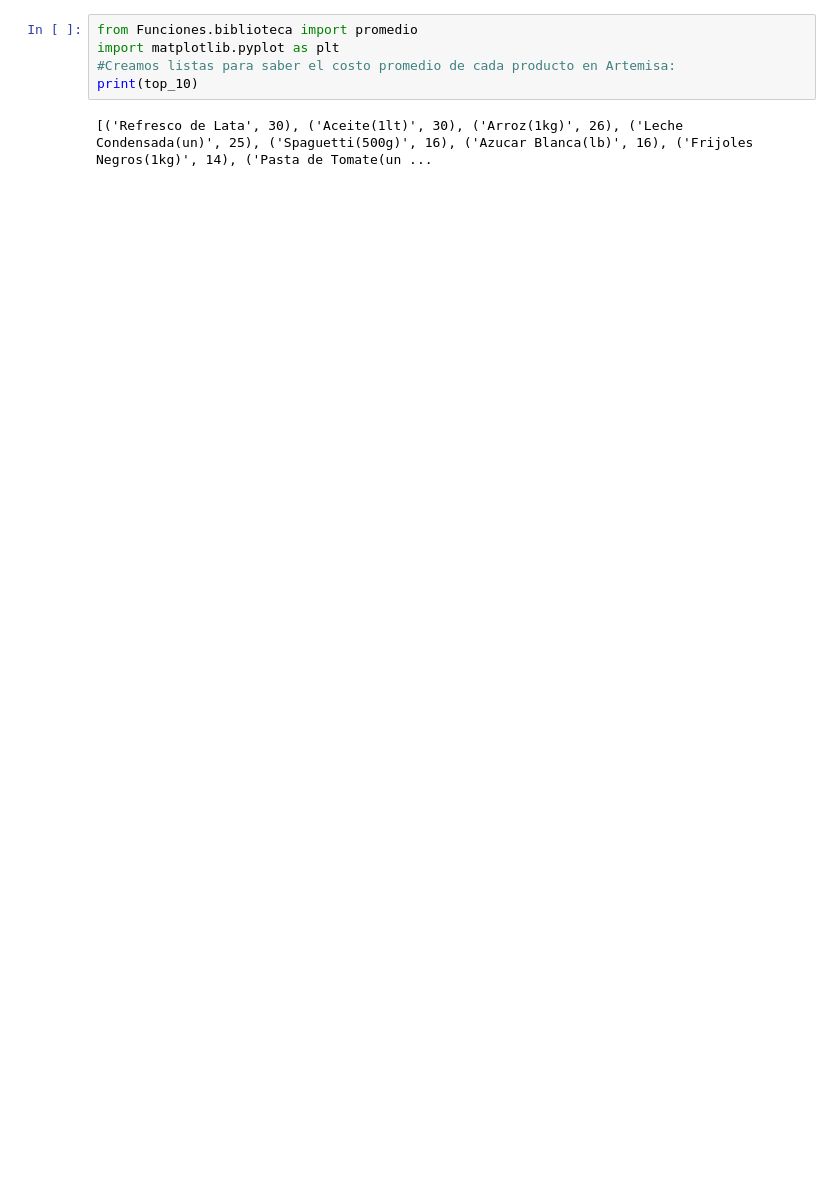
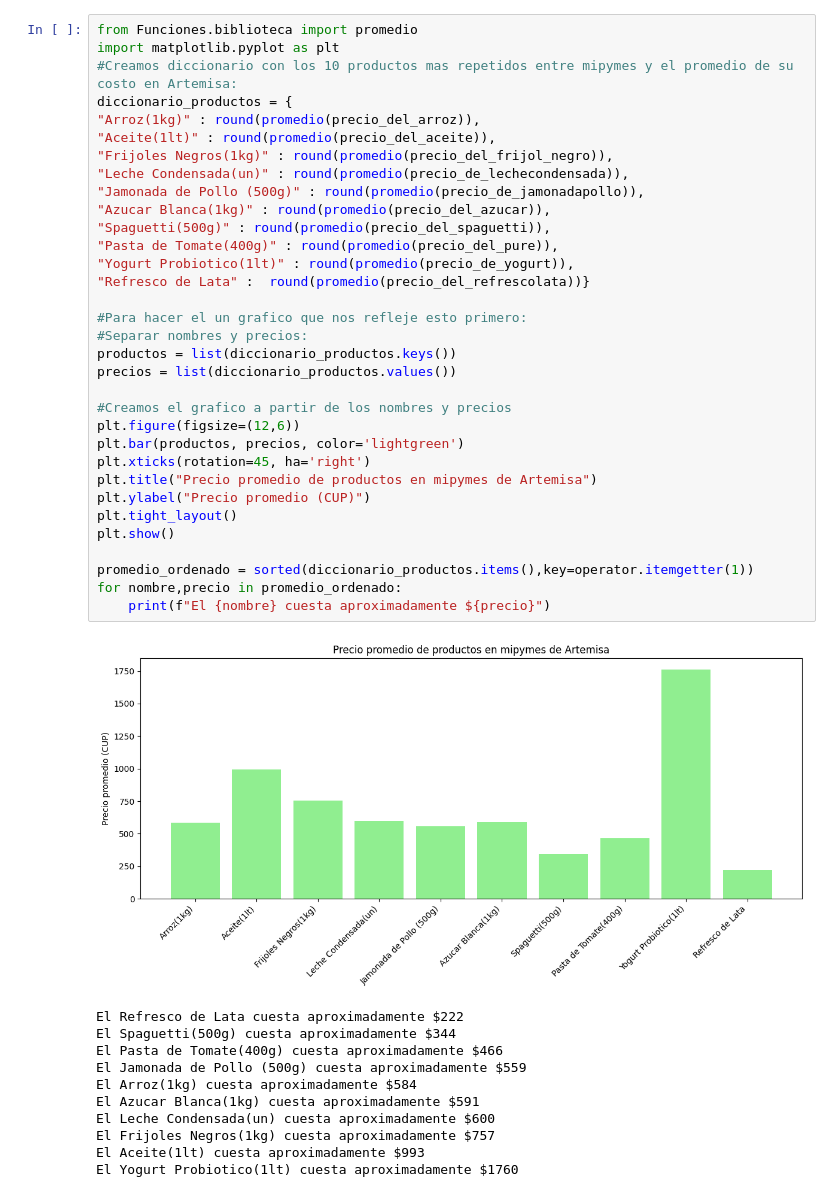
Before and after one commit to WilliamTMC/Proyecto45, a Jupyter notebook: analisis1.ipynb, the cells around one changed output. Cells and saved outputs as stored; diff of their text form; blank space fills up the shorter version.

```diff
--- a/analisis1.ipynb
+++ b/analisis1.ipynb
@@ -322,7 +325,45 @@ Ahora vamos a analizar el costo promedio de estos 10 productos en las mipymes de
 # %%
 from Funciones.biblioteca import promedio
 import matplotlib.pyplot as plt
-#Creamos listas para saber el costo promedio de cada producto en Artemisa:
-print(top_10)
+#Creamos diccionario con los 10 productos mas repetidos entre mipymes y el promedio de su costo en Artemisa:
+diccionario_productos = {
+"Arroz(1kg)" : round(promedio(precio_del_arroz)),
+"Aceite(1lt)" : round(promedio(precio_del_aceite)),
+"Frijoles Negros(1kg)" : round(promedio(precio_del_frijol_negro)),
+"Leche Condensada(un)" : round(promedio(precio_de_lechecondensada)),
+"Jamonada de Pollo (500g)" : round(promedio(precio_de_jamonadapollo)),
+"Azucar Blanca(1kg)" : round(promedio(precio_del_azucar)),
+"Spaguetti(500g)" : round(promedio(precio_del_spaguetti)),
+"Pasta de Tomate(400g)" : round(promedio(precio_del_pure)),
+"Yogurt Probiotico(1lt)" : round(promedio(precio_de_yogurt)),
+"Refresco de Lata" :  round(promedio(precio_del_refrescolata))}
+
+#Para hacer el un grafico que nos refleje esto primero:
+#Separar nombres y precios:
+productos = list(diccionario_productos.keys())
+precios = list(diccionario_productos.values())
+
+#Creamos el grafico a partir de los nombres y precios
+plt.figure(figsize=(12,6))
+plt.bar(productos, precios, color='lightgreen')
+plt.xticks(rotation=45, ha='right')
+plt.title("Precio promedio de productos en mipymes de Artemisa")
+plt.ylabel("Precio promedio (CUP)")
+plt.tight_layout()
+plt.show()
+
+promedio_ordenado = sorted(diccionario_productos.items(),key=operator.itemgetter(1))
+for nombre,precio in promedio_ordenado:
+    print(f"El {nombre} cuesta aproximadamente ${precio}")
 # %% [output]
+[figure, added]
-[('Refresco de Lata', 30), ('Aceite(1lt)', 30), ('Arroz(1kg)', 26), ('Leche Condensada(un)', 25), ('Spaguetti(500g)', 16), ('Azucar Blanca(lb)', 16), ('Frijoles Negros(1kg)', 14), ('Pasta de Tomate(un ...
+El Refresco de Lata cuesta aproximadamente $222
+El Spaguetti(500g) cuesta aproximadamente $344
+El Pasta de Tomate(400g) cuesta aproximadamente $466
+El Jamonada de Pollo (500g) cuesta aproximadamente $559
+El Arroz(1kg) cuesta aproximadamente $584
+El Azucar Blanca(1kg) cuesta aproximadamente $591
+El Leche Condensada(un) cuesta aproximadamente $600
+El Frijoles Negros(1kg) cuesta aproximadamente $757
+El Aceite(1lt) cuesta aproximadamente $993
+El Yogurt Probiotico(1lt) cuesta aproximadamente $1760
```
Also changed, not shown: parts of 11 cells of this notebook, 30 other files.
